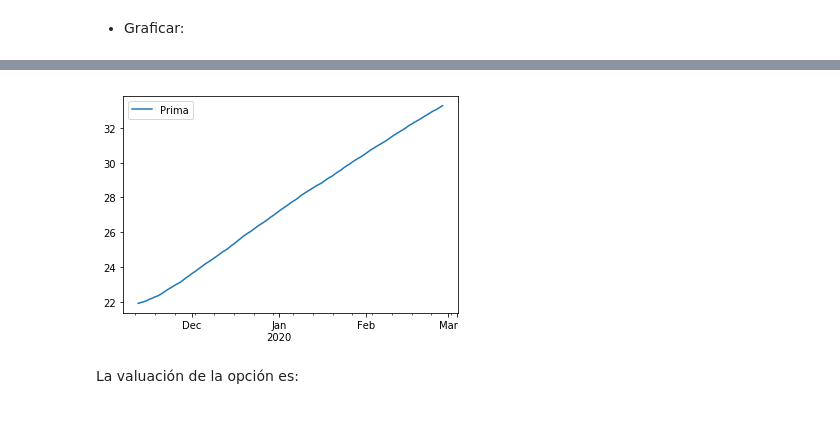
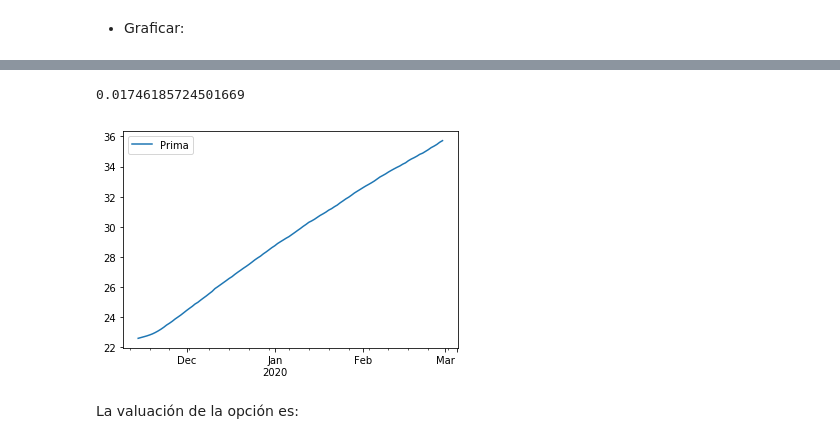
Before and after one commit to violetarcia/SPF-2019-II, a Jupyter notebook: TEMA-3/Clase19_ValuacionOpciones.ipynb, the cells around one changed output, grey strips where cells are left out. Cells and saved outputs as stored; diff of their text form; code cells hidden in the pictures.

```diff
--- a/TEMA-3/Clase19_ValuacionOpciones.ipynb
+++ b/TEMA-3/Clase19_ValuacionOpciones.ipynb
@@ -530,9 +530,14 @@ opcion_valuar['JSON']
  'inTheMoney': True}
+# %%
+sigma = 0.27719839019775383/np.sqrt(252)
+sigma
+# %% [output]
+0.01746185724501669
 # %%
 from datetime import date
 Hoy = date.today()
 K=240  # strike price
-ndays = 109
+ndays = 108
 nscen = 100000
 dates = pd.date_range(start= Hoy, periods = ndays)
 S0 = closes_aapl.iloc[-1,0]  # Condición inicial del precio a simular
@@ -545,10 +550,10 @@ sim_closes = S0*np.exp(sim_ret.cumsum())
 # %%
 strike = pd.DataFrame(K*np.ones([ndays,nscen]), index=dates)
 call = pd.DataFrame({'Prima':np.exp(-r*ndays) \
-              *np.fmax(sim_closes-strike,np.zeros([ndays,nscen])).T.mean()}, index=dates)
+              *np.fmax(sim_closes-strike,np.zeros([ndays,nscen])).mean(axis=1)}, index=dates)
 call.plot();
 # %% [output]
-[figure, old version]
+[figure, new version]
 # %% [markdown]
 La valuación de la opción es:
 # %%
```
Also changed, not shown: parts of 41 cells of this notebook, 2 other files.
